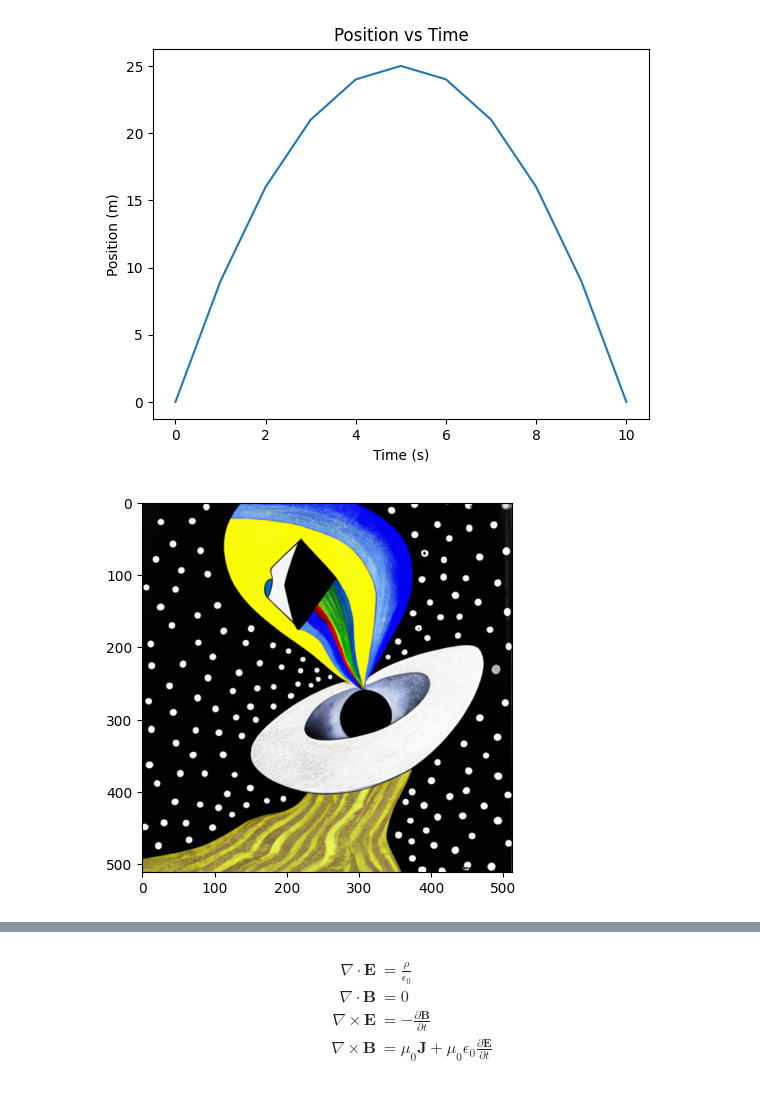
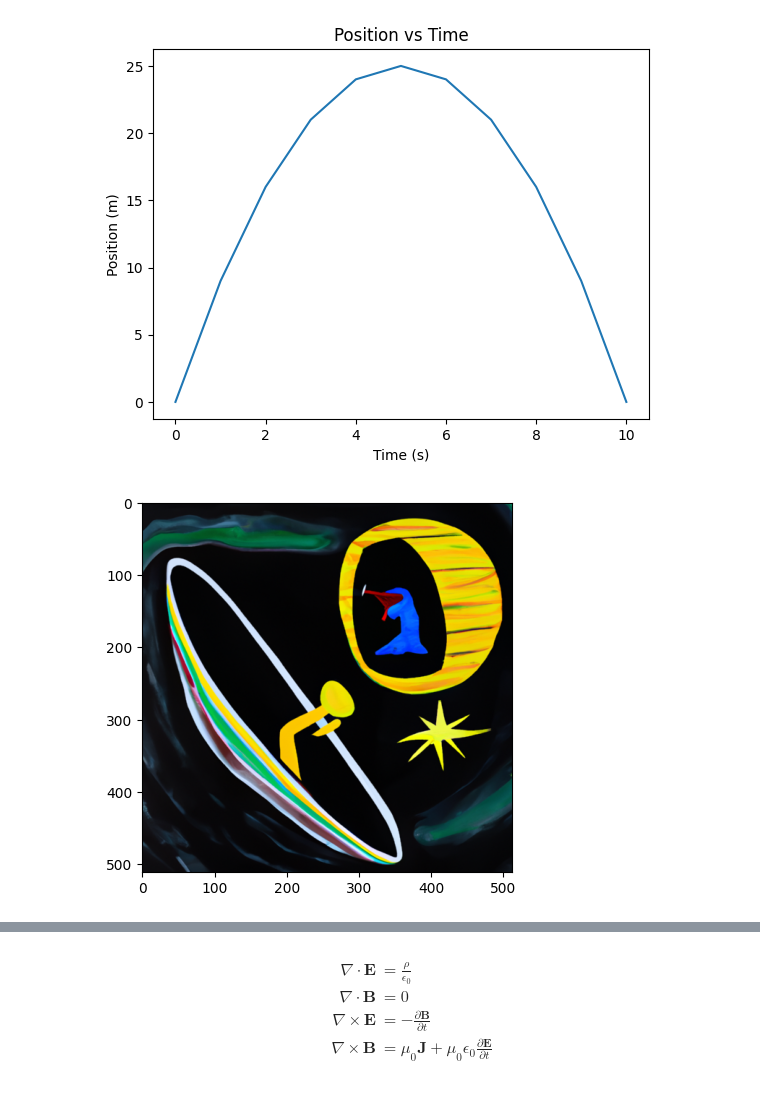
Before and after one commit to dfreiberger/ai_experiments, a Jupyter notebook: notebook1.ipynb, the cells around one changed output, grey strips where cells are left out. Saved outputs shown, nothing was run; the diff lists cells and outputs as text; code cells hidden in the pictures.

````diff
--- a/notebook1.ipynb
+++ b/notebook1.ipynb
@@ -45,4 +49,18 @@ Use pandas to show a plot using this function over a time span of 10 seconds, wi
 # %% [output]
 [figure]
 # %%
+code = f"""
 image_resp = openai.Image.create(prompt="the enterprise escaping a black hole, in the style of picaso", n=1, size="512x512")
+"""
+
+prompt = f"""
+Run the code delimited by triple backticks.
+Then use python to download the url image_resp['data'][0]['url'].
+Save it as "enterprise.png".
+Display the image "enterprise.png" inline using matplotlib's imshow function
+```{code}```
+"""
+
+result = do_this(prompt)
+# %% [output]
+[figure, added]
@@ -54,7 +67 @@ Then use python to download the url image_resp['data'][0]['url'] and save it as
-# %%
-result = do_this("""
-Display the image "enterprise.png" inline using matplotlib's imshow function
-""")
-# %% [output]
-[figure, removed]
 # %%
````
Also changed, not shown: parts of 10 cells of this notebook, 1 other file.
